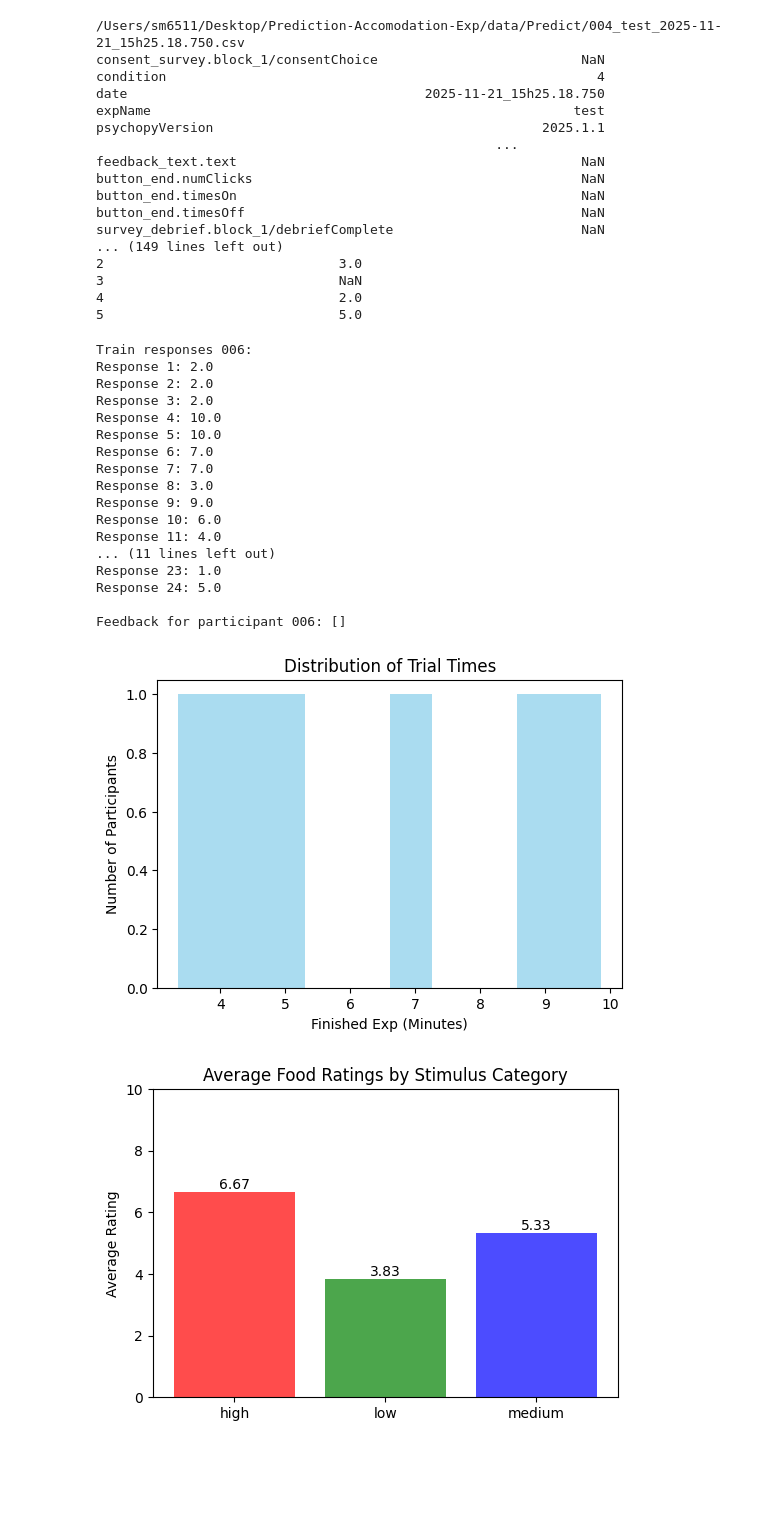
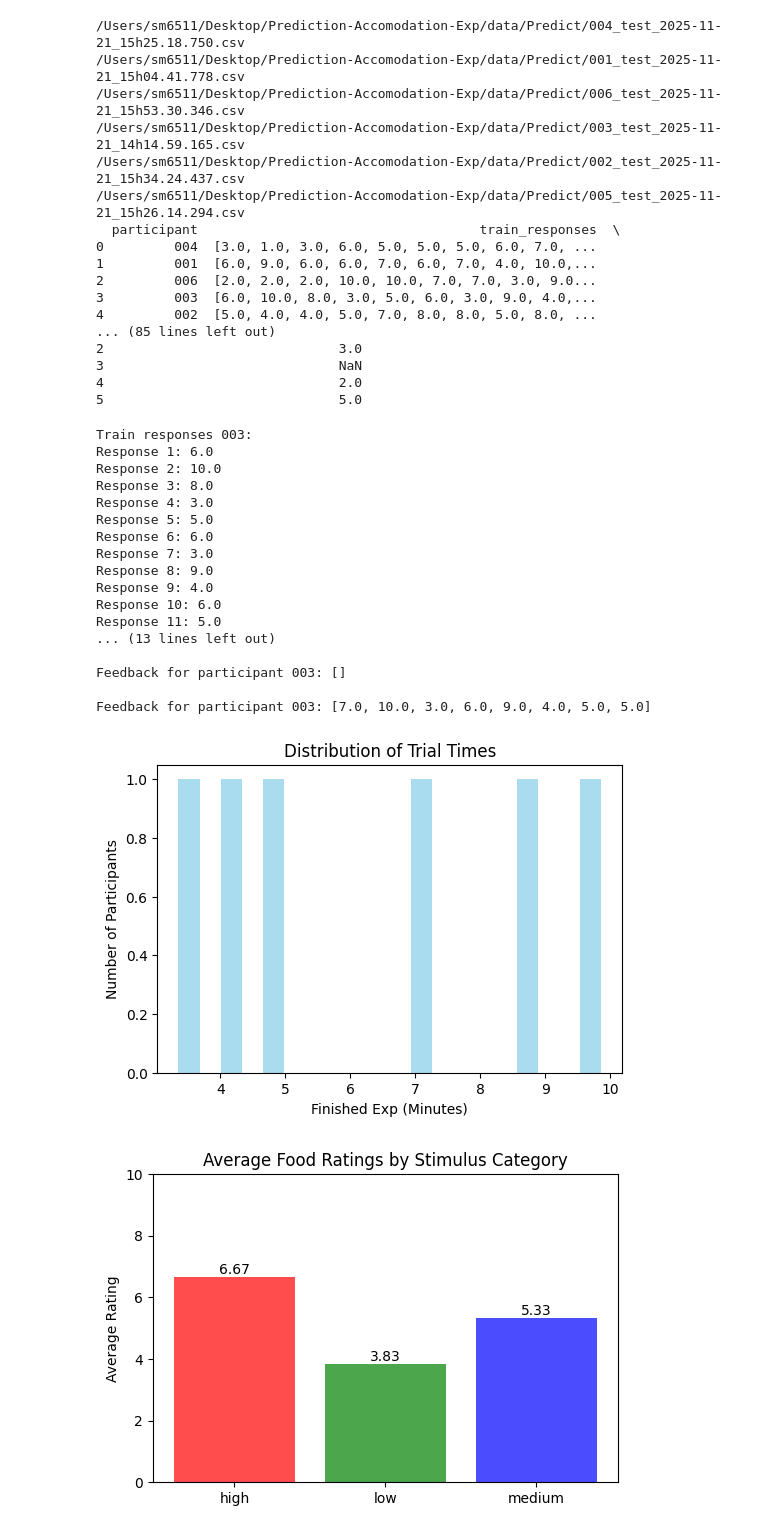
Before and after one commit to sebmonte/Prediction-Accomodation-Exp, a Jupyter notebook: Analysis/PrePilotPre_Clean.ipynb, the cells around one changed output. Saved outputs shown, nothing was run; the diff lists cells and outputs as text; code cells hidden in the pictures; blank space fills up the shorter version.

```diff
--- a/Analysis/PrePilotPre_Clean.ipynb
+++ b/Analysis/PrePilotPre_Clean.ipynb
@@ -37,8 +37,9 @@ def extract_basic_info(csv_path):
 
 
     #Add in the order of images during training
-    training_image_order =
-    training_image_order_cleaned = [img.split('/')[-1].replace('.png','') for img in images_row['images_file'].split(',')]
+    training_image_order = [img.split('/')[-1].replace('.png','')
+                        for img in df['image_file'].dropna().tolist()]
+
 
     #First row with a non-empty value in 'sliderRatings', which shows the ratings for testing images
     ratings_row = df[df['sliderRatings'].notna()].iloc[0] if not df[df['sliderRatings'].notna()].empty else None
@@ -82,7 +83,8 @@ def extract_basic_info(csv_path):
         'image_order': images,
         'ratings': ratings,
         'categories': categories,
-        'conditionOrder': condition
+        'conditionOrder': condition,
+        'training_image_order': training_image_order
     }
     result.update(slider_responses)
     return result
@@ -108,62 +110,64 @@ df_all.to_csv(os.path.join(cleaneddir, 'PrePilotPredict.csv'), index=False)
 print(df_all)
 # %% [output]
 /Users/sm6511/Desktop/Prediction-Accomodation-Exp/data/Predict/004_test_2025-11-21_15h25.18.750.csv
-consent_survey.block_1/consentChoice                          NaN
-condition                                                       4
-date                                      2025-11-21_15h25.18.750
-expName                                                      test
-psychopyVersion                                          2025.1.1
-                                                   ...
-feedback_text.text                                            NaN
-button_end.numClicks                                          NaN
-button_end.timesOn                                            NaN
-button_end.timesOff                                           NaN
-survey_debrief.block_1/debriefComplete                        NaN
-... (149 lines left out)
+/Users/sm6511/Desktop/Prediction-Accomodation-Exp/data/Predict/001_test_2025-11-21_15h04.41.778.csv
+/Users/sm6511/Desktop/Prediction-Accomodation-Exp/data/Predict/006_test_2025-11-21_15h53.30.346.csv
+/Users/sm6511/Desktop/Prediction-Accomodation-Exp/data/Predict/003_test_2025-11-21_14h14.59.165.csv
+/Users/sm6511/Desktop/Prediction-Accomodation-Exp/data/Predict/002_test_2025-11-21_15h34.24.437.csv
+/Users/sm6511/Desktop/Prediction-Accomodation-Exp/data/Predict/005_test_2025-11-21_15h26.14.294.csv
+  participant                                    train_responses  \
+0         004  [3.0, 1.0, 3.0, 6.0, 5.0, 5.0, 5.0, 6.0, 7.0, ...
+1         001  [6.0, 9.0, 6.0, 6.0, 7.0, 6.0, 7.0, 4.0, 10.0,...
+2         006  [2.0, 2.0, 2.0, 10.0, 10.0, 7.0, 7.0, 3.0, 9.0...
+3         003  [6.0, 10.0, 8.0, 3.0, 5.0, 6.0, 3.0, 9.0, 4.0,...
+4         002  [5.0, 4.0, 4.0, 5.0, 7.0, 8.0, 8.0, 5.0, 8.0, ...
+... (85 lines left out)
 2                              3.0
 3                              NaN
 4                              2.0
 5                              5.0
 # %%
-participant_id = '006'
+participant_id = '003'
 
 row = df_all[df_all['participant'] == participant_id]
 
-free_texts = row['train_responses'].iloc[0]
+responses = row['train_responses'].iloc[0]
+ratings = row['ratings'].iloc[0]
 feedback = row['feedback'].iloc[0]
 print(f"Train responses {participant_id}:")
-for i, text in enumerate(free_texts, 1):
+for i, text in enumerate(responses, 1):
     print(f"Response {i}: {text}")
 
 print(f"\nFeedback for participant {participant_id}: {feedback}")
+print(f"\nFeedback for participant {participant_id}: {ratings}")
 # %% [output]
-Train responses 006:
-Response 1: 2.0
-Response 2: 2.0
-Response 3: 2.0
-Response 4: 10.0
-Response 5: 10.0
-Response 6: 7.0
-Response 7: 7.0
-Response 8: 3.0
-Response 9: 9.0
+Train responses 003:
+Response 1: 6.0
+Response 2: 10.0
+Response 3: 8.0
+Response 4: 3.0
+Response 5: 5.0
+Response 6: 6.0
+Response 7: 3.0
+Response 8: 9.0
+Response 9: 4.0
 Response 10: 6.0
-Response 11: 4.0
-... (11 lines left out)
-Response 23: 1.0
-Response 24: 5.0
+Response 11: 5.0
+... (13 lines left out)
 
-Feedback for participant 006: []
+Feedback for participant 003: []
+
+Feedback for participant 003: [7.0, 10.0, 3.0, 6.0, 9.0, 4.0, 5.0, 5.0]
 # %%
 plt.figure(figsize=(6,4))
-plt.hist(df_all['trial_stop_time'].dropna()/60, bins=10, color='skyblue', alpha=0.7)
+plt.hist(df_all['trial_stop_time'].dropna()/60, bins=20, color='skyblue', alpha=0.7)
 plt.xlabel('Finished Exp (Minutes)')
 plt.ylabel('Number of Participants')
 plt.title('Distribution of Trial Times')
 plt.savefig('PrePilotPlots/trial_times_histogramPredict.png')
 plt.show()
 # %% [output]
-[figure, old version]
+[figure, new version]
 # %%
 def AverageFoodCalclator(participants_to_use):
     df_subset = df_all[df_all['participant'].isin(participants_to_use)]
```
Also changed, not shown: 4 other files.
